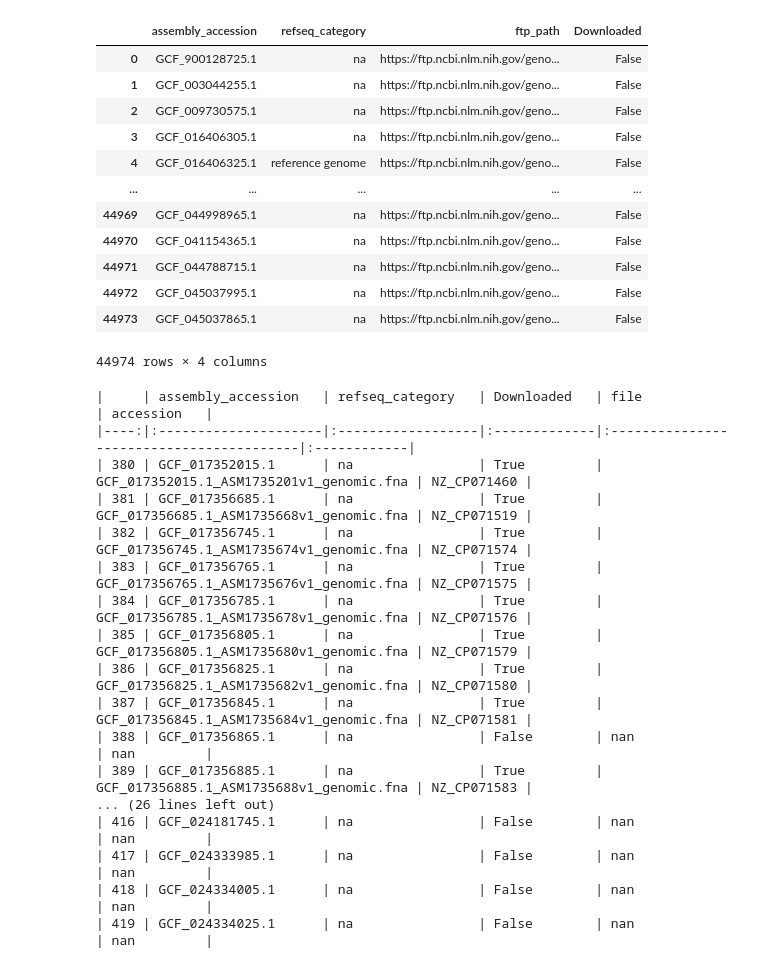
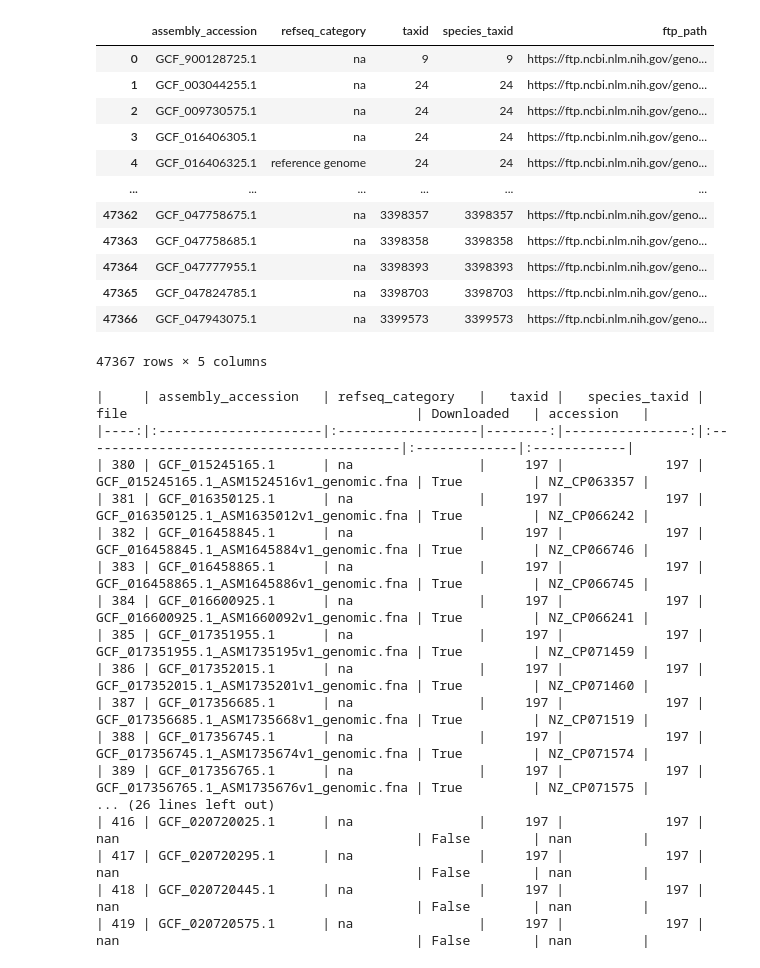
Before and after one commit to dubssieg/wisp, a Jupyter notebook: wisp_light/notebook/build_index_assembly_files.ipynb, the cells around one changed output. Drawn from its saved outputs; the diff is of its cells as text; code cells hidden in the pictures.

Commit message:
notebook to index all taxo from NCBI

```diff
--- a/wisp_light/notebook/build_index_assembly_files.ipynb
+++ b/wisp_light/notebook/build_index_assembly_files.ipynb
@@ -20,20 +25,20 @@ from dataset.bactero_set import BacteriaDataset, TAXO_LEVELS
 # %%
-completed_df  = pd.read_csv('assembly_summary_Complete_Genome.csv', sep='\t')
+completed_df  = pd.read_csv('assembly_summary_filtered_Complete_Genome.csv', sep='\t')
 completed_df
 # %% [output]
-|  | assembly_accession | refseq_category | ftp_path | Downloaded |
-| 0 | GCF_900128725.1 | na | https://ftp.ncbi.nlm.nih.gov/geno... | False |
-| 1 | GCF_003044255.1 | na | https://ftp.ncbi.nlm.nih.gov/geno... | False |
-| 2 | GCF_009730575.1 | na | https://ftp.ncbi.nlm.nih.gov/geno... | False |
-| 3 | GCF_016406305.1 | na | https://ftp.ncbi.nlm.nih.gov/geno... | False |
-| 4 | GCF_016406325.1 | reference genome | https://ftp.ncbi.nlm.nih.gov/geno... | False |
-| ... | ... | ... | ... | ... |
-| 44969 | GCF_044998965.1 | na | https://ftp.ncbi.nlm.nih.gov/geno... | False |
-| 44970 | GCF_041154365.1 | na | https://ftp.ncbi.nlm.nih.gov/geno... | False |
-| 44971 | GCF_044788715.1 | na | https://ftp.ncbi.nlm.nih.gov/geno... | False |
-| 44972 | GCF_045037995.1 | na | https://ftp.ncbi.nlm.nih.gov/geno... | False |
-| 44973 | GCF_045037865.1 | na | https://ftp.ncbi.nlm.nih.gov/geno... | False |
+|  | assembly_accession | refseq_category | taxid | species_taxid | ftp_path |
+| 0 | GCF_900128725.1 | na | 9 | 9 | https://ftp.ncbi.nlm.nih.gov/geno... |
+| 1 | GCF_003044255.1 | na | 24 | 24 | https://ftp.ncbi.nlm.nih.gov/geno... |
+| 2 | GCF_009730575.1 | na | 24 | 24 | https://ftp.ncbi.nlm.nih.gov/geno... |
+| 3 | GCF_016406305.1 | na | 24 | 24 | https://ftp.ncbi.nlm.nih.gov/geno... |
+| 4 | GCF_016406325.1 | reference genome | 24 | 24 | https://ftp.ncbi.nlm.nih.gov/geno... |
+| ... | ... | ... | ... | ... | ... |
+| 47362 | GCF_047758675.1 | na | 3398357 | 3398357 | https://ftp.ncbi.nlm.nih.gov/geno... |
+| 47363 | GCF_047758685.1 | na | 3398358 | 3398358 | https://ftp.ncbi.nlm.nih.gov/geno... |
+| 47364 | GCF_047777955.1 | na | 3398393 | 3398393 | https://ftp.ncbi.nlm.nih.gov/geno... |
+| 47365 | GCF_047824785.1 | na | 3398703 | 3398703 | https://ftp.ncbi.nlm.nih.gov/geno... |
+| 47366 | GCF_047943075.1 | na | 3399573 | 3399573 | https://ftp.ncbi.nlm.nih.gov/geno... |
-44974 rows × 4 columns
+47367 rows × 5 columns
 # %%
 def add_accesion_from_file(df_in, output_dir):
     # Ajouter une nouvelle colonne ou mettre à jour la colonne Downloaded
@@ -61,25 +66,24 @@ def add_accesion_from_file(df_in, output_dir):
 # %%
 output_dir = '/home/hcourtei/Projects/MicroTaxo/codes/wisp/wisp_light/import_dataset/refseq/out_refseq'
 #output_dir = '/projects/microtaxo/data/refseq2'
-
 df_with_accession = add_accesion_from_file(completed_df, output_dir)
 print(df_with_accession[380:420].drop(columns=['ftp_path']).to_markdown())
 df_with_accession.to_csv('Complete_Genome_with_accession.csv', sep='\t')
 # %% [output]
-|     | assembly_accession   | refseq_category   | Downloaded   | file                                     | accession   |
-|----:|:---------------------|:------------------|:-------------|:-----------------------------------------|:------------|
-| 380 | GCF_017352015.1      | na                | True         | GCF_017352015.1_ASM1735201v1_genomic.fna | NZ_CP071460 |
-| 381 | GCF_017356685.1      | na                | True         | GCF_017356685.1_ASM1735668v1_genomic.fna | NZ_CP071519 |
-| 382 | GCF_017356745.1      | na                | True         | GCF_017356745.1_ASM1735674v1_genomic.fna | NZ_CP071574 |
-| 383 | GCF_017356765.1      | na                | True         | GCF_017356765.1_ASM1735676v1_genomic.fna | NZ_CP071575 |
-| 384 | GCF_017356785.1      | na                | True         | GCF_017356785.1_ASM1735678v1_genomic.fna | NZ_CP071576 |
-| 385 | GCF_017356805.1      | na                | True         | GCF_017356805.1_ASM1735680v1_genomic.fna | NZ_CP071579 |
-| 386 | GCF_017356825.1      | na                | True         | GCF_017356825.1_ASM1735682v1_genomic.fna | NZ_CP071580 |
-| 387 | GCF_017356845.1      | na                | True         | GCF_017356845.1_ASM1735684v1_genomic.fna | NZ_CP071581 |
-| 388 | GCF_017356865.1      | na                | False        | nan                                      | nan         |
-| 389 | GCF_017356885.1      | na                | True         | GCF_017356885.1_ASM1735688v1_genomic.fna | NZ_CP071583 |
+|     | assembly_accession   | refseq_category   |   taxid |   species_taxid | file                                     | Downloaded   | accession   |
+|----:|:---------------------|:------------------|--------:|----------------:|:-----------------------------------------|:-------------|:------------|
+| 380 | GCF_015245165.1      | na                |     197 |             197 | GCF_015245165.1_ASM1524516v1_genomic.fna | True         | NZ_CP063357 |
+| 381 | GCF_016350125.1      | na                |     197 |             197 | GCF_016350125.1_ASM1635012v1_genomic.fna | True         | NZ_CP066242 |
+| 382 | GCF_016458845.1      | na                |     197 |             197 | GCF_016458845.1_ASM1645884v1_genomic.fna | True         | NZ_CP066746 |
+| 383 | GCF_016458865.1      | na                |     197 |             197 | GCF_016458865.1_ASM1645886v1_genomic.fna | True         | NZ_CP066745 |
+| 384 | GCF_016600925.1      | na                |     197 |             197 | GCF_016600925.1_ASM1660092v1_genomic.fna | True         | NZ_CP066241 |
+| 385 | GCF_017351955.1      | na                |     197 |             197 | GCF_017351955.1_ASM1735195v1_genomic.fna | True         | NZ_CP071459 |
+| 386 | GCF_017352015.1      | na                |     197 |             197 | GCF_017352015.1_ASM1735201v1_genomic.fna | True         | NZ_CP071460 |
+| 387 | GCF_017356685.1      | na                |     197 |             197 | GCF_017356685.1_ASM1735668v1_genomic.fna | True         | NZ_CP071519 |
+| 388 | GCF_017356745.1      | na                |     197 |             197 | GCF_017356745.1_ASM1735674v1_genomic.fna | True         | NZ_CP071574 |
+| 389 | GCF_017356765.1      | na                |     197 |             197 | GCF_017356765.1_ASM1735676v1_genomic.fna | True         | NZ_CP071575 |
 ... (26 lines left out)
-| 416 | GCF_024181745.1      | na                | False        | nan                                      | nan         |
-| 417 | GCF_024333985.1      | na                | False        | nan                                      | nan         |
-| 418 | GCF_024334005.1      | na                | False        | nan                                      | nan         |
-| 419 | GCF_024334025.1      | na                | False        | nan                                      | nan         |
+| 416 | GCF_020720025.1      | na                |     197 |             197 | nan                                      | False        | nan         |
+| 417 | GCF_020720295.1      | na                |     197 |             197 | nan                                      | False        | nan         |
+| 418 | GCF_020720445.1      | na                |     197 |             197 | nan                                      | False        | nan         |
+| 419 | GCF_020720575.1      | na                |     197 |             197 | nan                                      | False        | nan         |
```
Also changed, not shown: parts of 13 cells of this notebook, 3 other files.
